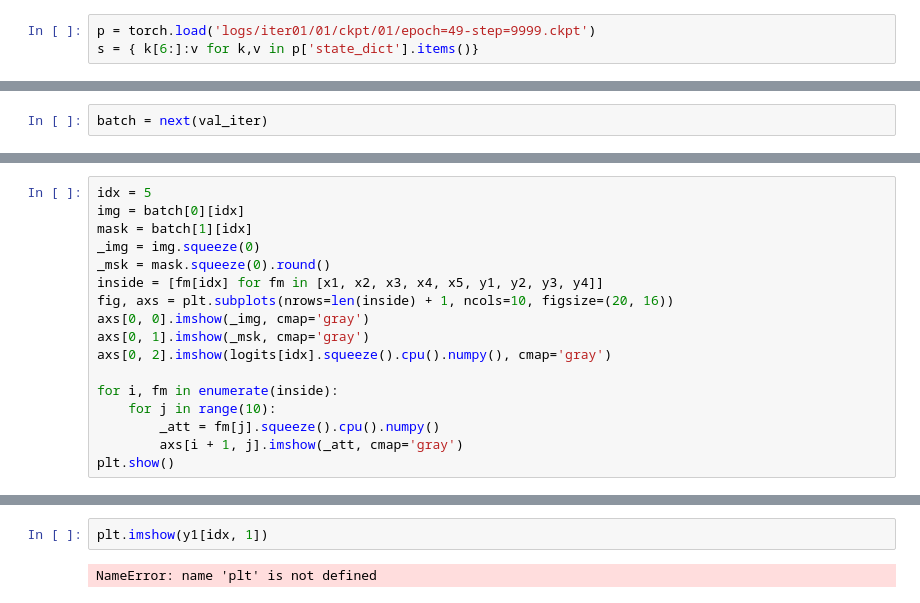
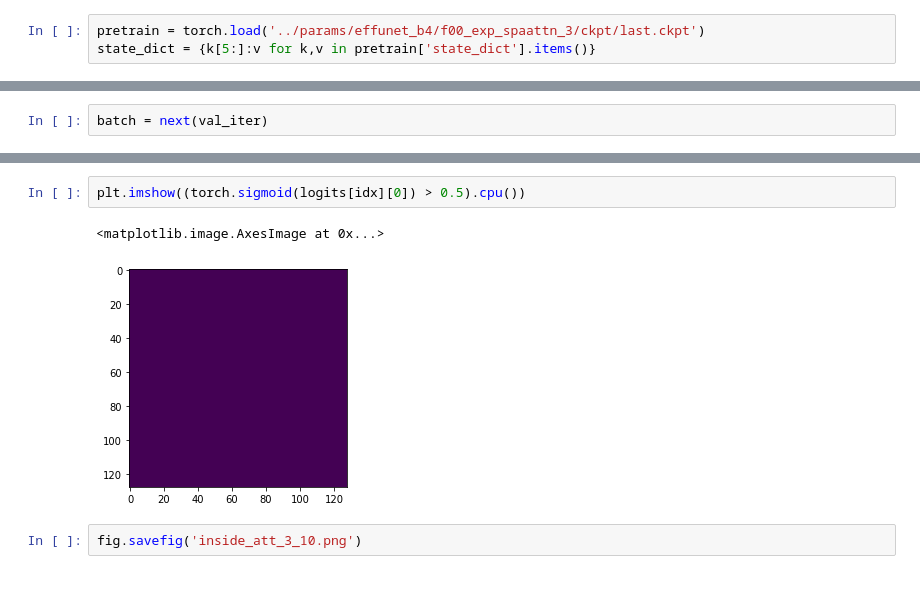
Before and after one commit to NNHieu/INT3405_TGSSalt, a Jupyter notebook: notebooks/experiments/Experiment.ipynb, the cells around one changed output, grey strips where cells are left out. Cells and saved outputs as stored; diff of their text form.

```diff
--- a/notebooks/experiments/Experiment.ipynb
+++ b/notebooks/experiments/Experiment.ipynb
@@ -35,3 +32,3 @@ m = UNet(1, 1)
 # %%
-p = torch.load('logs/iter01/01/ckpt/01/epoch=49-step=9999.ckpt')
-s = { k[6:]:v for k,v in p['state_dict'].items()}
+pretrain = torch.load('../params/effunet_b4/f00_exp_spaattn_3/ckpt/last.ckpt')
+state_dict = {k[5:]:v for k,v in pretrain['state_dict'].items()}
@@ -148,17 +96,0 @@ torch.Size([8, 1, 128, 128])
-# %%
-idx = 5
-img = batch[0][idx]
-mask = batch[1][idx]
-_img = img.squeeze(0)
-_msk = mask.squeeze(0).round()
-inside = [fm[idx] for fm in [x1, x2, x3, x4, x5, y1, y2, y3, y4]]
-fig, axs = plt.subplots(nrows=len(inside) + 1, ncols=10, figsize=(20, 16))
-axs[0, 0].imshow(_img, cmap='gray')
-axs[0, 1].imshow(_msk, cmap='gray')
-axs[0, 2].imshow(logits[idx].squeeze().cpu().numpy(), cmap='gray')
-
-for i, fm in enumerate(inside):
-    for j in range(10):
-        _att = fm[j].squeeze().cpu().numpy()
-        axs[i + 1, j].imshow(_att, cmap='gray')
-plt.show()
@@ -167,4 +97,7 @@ plt.show()
-# %%
-plt.imshow(y1[idx, 1])
-# %% [output]
-NameError: name 'plt' is not defined
+# %%
+plt.imshow((torch.sigmoid(logits[idx][0]) > 0.5).cpu())
+# %% [output]
+<matplotlib.image.AxesImage at 0x...>
+[figure, added]
+# %%
+fig.savefig('inside_att_3_10.png')
```
Also changed, not shown: parts of 24 cells of this notebook, 34 other files.
